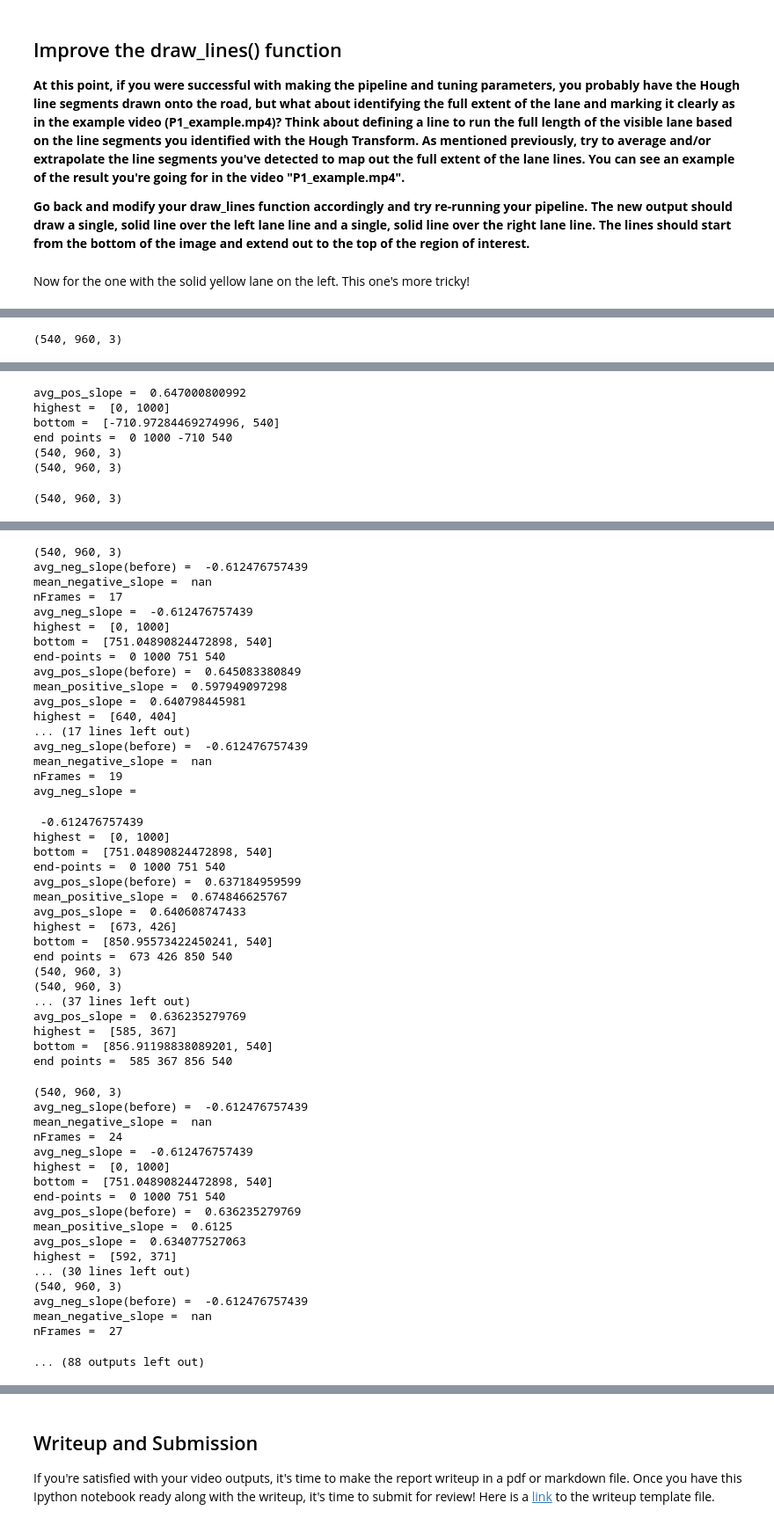
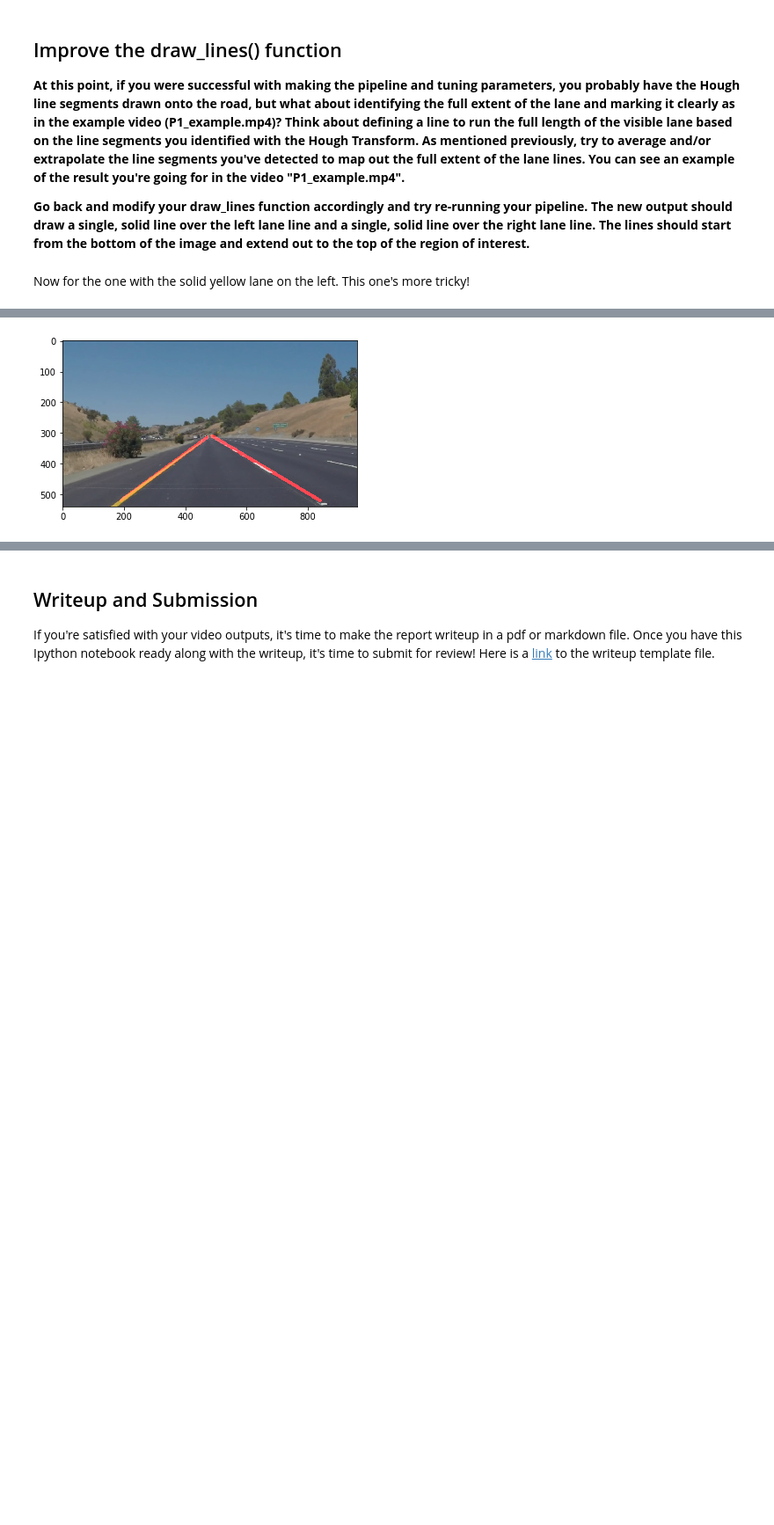
Before and after one commit to venkatvi/UdacitySelfDrivingCarNanoDegree, a Jupyter notebook: Py/Proj1_FindingLanes/P1/P1.ipynb, the cells around one changed output, grey strips where cells are left out. Shown: that part at 88% size. Drawn from its saved outputs; the diff is of its cells as text; code cells hidden in the pictures; blank space fills up the shorter version.

```diff
--- a/Py/Proj1_FindingLanes/P1/P1.ipynb
+++ b/Py/Proj1_FindingLanes/P1/P1.ipynb
@@ -672,7 +484,7 @@ HTML("""
 Now for the one with the solid yellow lane on the left. This one's more tricky!
 # %%
 nFrames = 0
-yellow_output = 'test_videos/modified_solidYellowLeft.mp4'
+yellow_output = 'test_videos_output/modified_solidYellowLeft.mp4'
 ## To speed up the testing process you may want to try your pipeline on a shorter subclip of the video
 ## To do so add .subclip(start_second,end_second) to the end of the line below
 ## Where start_second and end_second are integer values representing the start and end of the subclip
@@ -717 +503,0 @@ end points =  509 319 850 540
-(540, 960, 3)
@@ -729,7 +503,0 @@ mean_positive_slope =  nan
-avg_pos_slope =  0.647000800992
-highest =  [0, 1000]
-bottom =  [-710.97284469274996, 540]
-end points =  0 1000 -710 540
-(540, 960, 3)
-(540, 960, 3)
-(540, 960, 3)
@@ -773,55 +504,4 @@ end points =  628 396 851 540
-(540, 960, 3)
-avg_neg_slope(before) =  -0.612476757439
-mean_negative_slope =  nan
-nFrames =  17
-avg_neg_slope =  -0.612476757439
-highest =  [0, 1000]
-bottom =  [751.04890824472898, 540]
-end-points =  0 1000 751 540
-avg_pos_slope(before) =  0.645083380849
-mean_positive_slope =  0.597949097298
-avg_pos_slope =  0.640798445981
-highest =  [640, 404]
-... (17 lines left out)
-avg_neg_slope(before) =  -0.612476757439
-mean_negative_slope =  nan
-nFrames =  19
-avg_neg_slope =
- -0.612476757439
-highest =  [0, 1000]
-bottom =  [751.04890824472898, 540]
-end-points =  0 1000 751 540
-avg_pos_slope(before) =  0.637184959599
-mean_positive_slope =  0.674846625767
-avg_pos_slope =  0.640608747433
-highest =  [673, 426]
-bottom =  [850.95573422450241, 540]
-end points =  673 426 850 540
-(540, 960, 3)
-(540, 960, 3)
-... (37 lines left out)
-avg_pos_slope =  0.636235279769
-highest =  [585, 367]
-bottom =  [856.91198838089201, 540]
-end points =  585 367 856 540
-(540, 960, 3)
-avg_neg_slope(before) =  -0.612476757439
-mean_negative_slope =  nan
-nFrames =  24
-avg_neg_slope =  -0.612476757439
-highest =  [0, 1000]
-bottom =  [751.04890824472898, 540]
-end-points =  0 1000 751 540
-avg_pos_slope(before) =  0.636235279769
-mean_positive_slope =  0.6125
-avg_pos_slope =  0.634077527063
-highest =  [592, 371]
-... (30 lines left out)
-(540, 960, 3)
-avg_neg_slope(before) =  -0.612476757439
-mean_negative_slope =  nan
-nFrames =  27
-... (88 outputs left out)
+[figure, added]
 # %%
 HTML("""
 <video width="960" height="540" controls>
```
Also changed, not shown: parts of 5 cells of this notebook, 10 other files.
